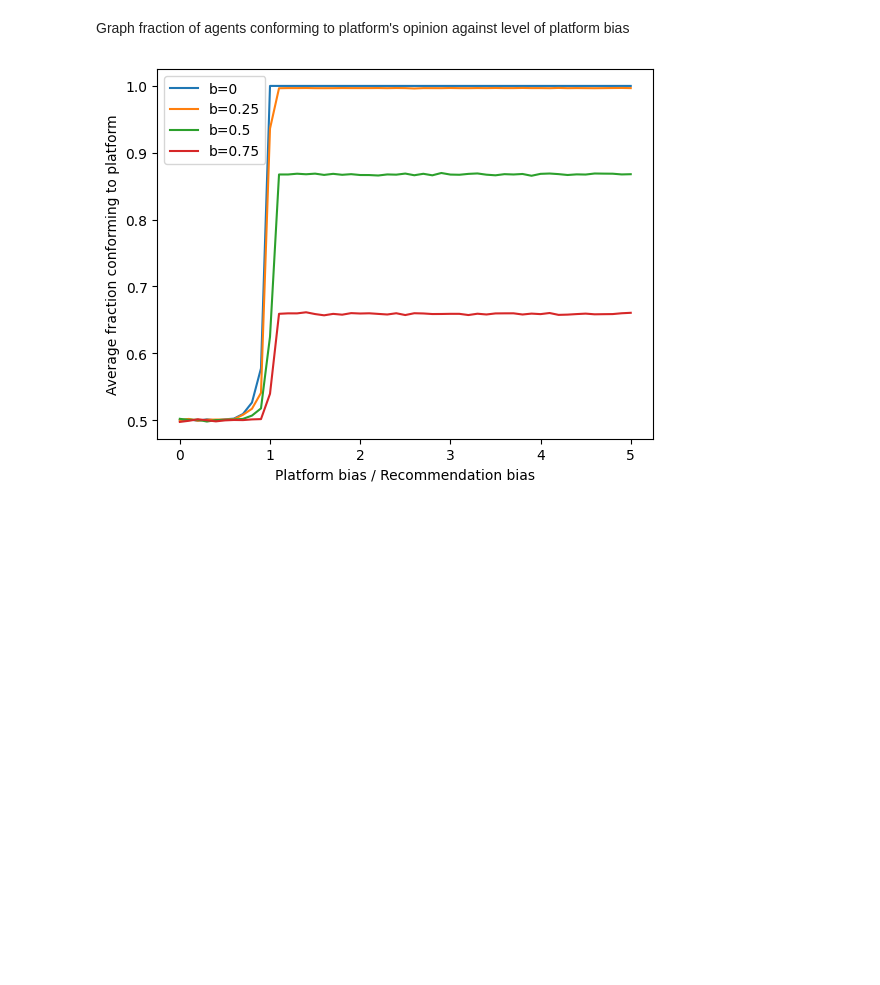
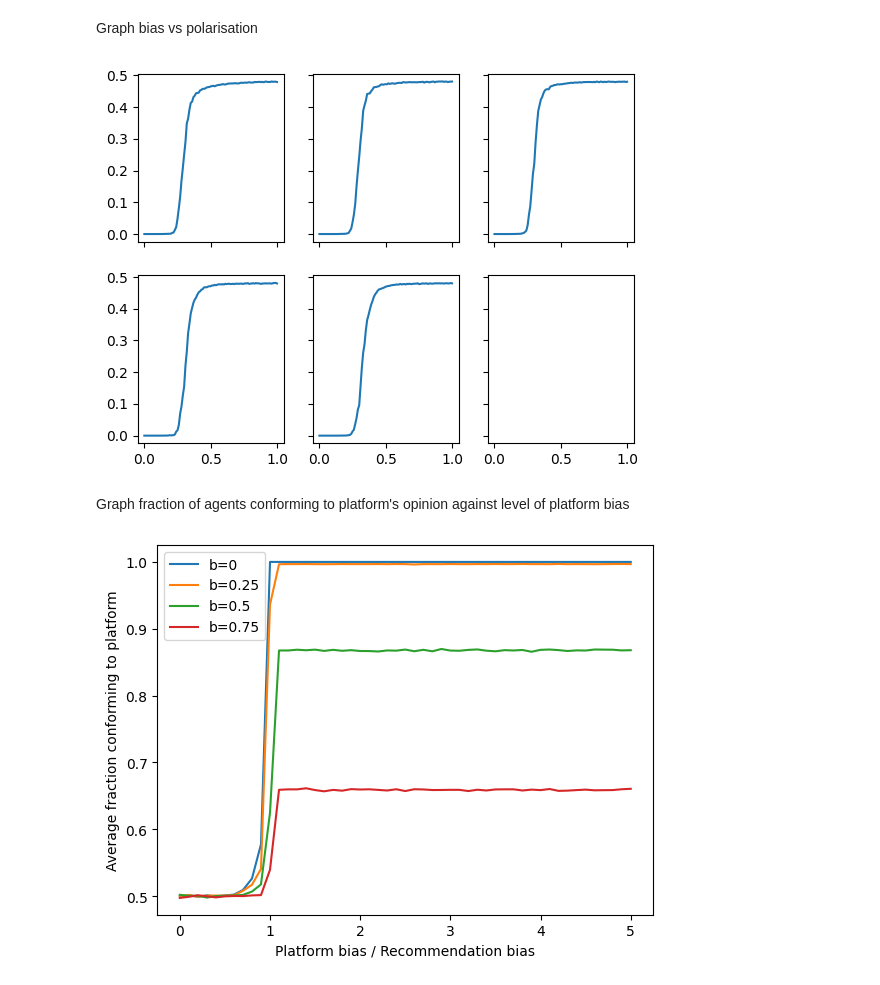
Before and after one commit to jasperpato/Social_Media_Simulator, a Jupyter notebook: analysis.ipynb, the cells around one changed output. Cells and saved outputs as stored; diff of their text form; code cells hidden in the pictures; blank space fills up the shorter version.

```diff
--- a/analysis.ipynb
+++ b/analysis.ipynb
@@ -0,0 +4,30 @@
+# %% [markdown]
+Graph bias vs polarisation
+# %%
+data = []
+
+file = 'data/bias-vs-polarisation/data-p{}-c{}-plat0-rec0.json'
+
+for p, c in ((0.25, 0.1), (0.5, 0.1), (0.75, 0.1), (0.5, 0.3), (0.5, 0.5)):
+	with open(file.format(p, c), 'r') as f:
+		data.append(json.load(f)['data'])
+# %%
+def plot_avg(data, ax):
+	bs, ps = zip(*list(data.items()))
+	bs = [float(b) for b in bs]
+
+	avg_ps = []
+	for p in ps:
+		avg_ps.append(sum(p) / len(p))
+
+	ax.plot(bs, avg_ps)
+# %%
+fig, axs = plt.subplots(2, 3, sharex=True, sharey=True)
+
+plot_avg(data[0], axs[0][0])
+plot_avg(data[1], axs[0][1])
+plot_avg(data[2], axs[0][2])
+plot_avg(data[3], axs[1][0])
+plot_avg(data[4], axs[1][1])
+# %% [output]
+[figure, added]
```
Also changed, not shown: parts of 4 cells of this notebook, 1 other file.
